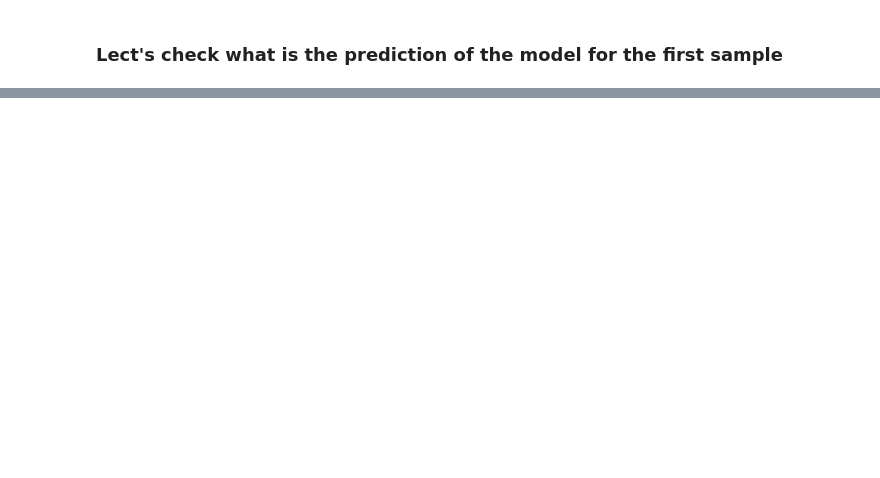
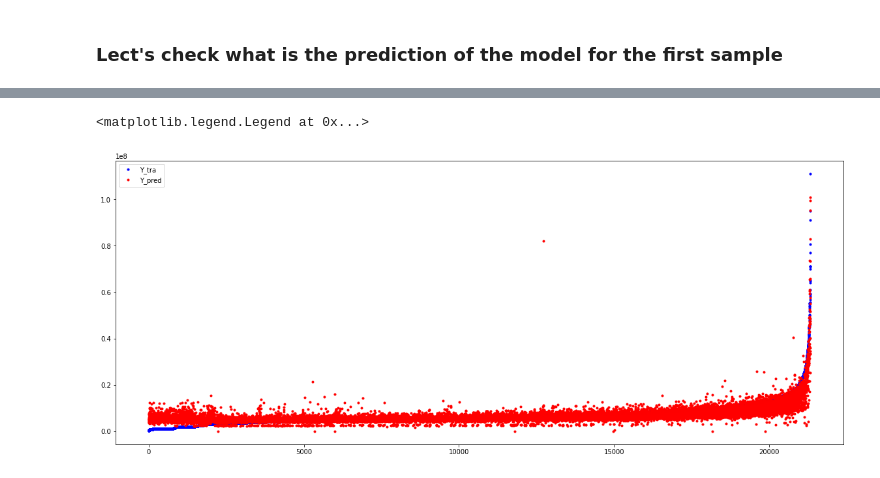
Before and after one commit to Majid-Sohrabi/MLDM_Competition_Sberbank, a Jupyter notebook: Sberbank_Russian_Housing_Market.ipynb, the cells around one changed output, grey strips where cells are left out. Cells and saved outputs as stored; diff of their text form; code cells hidden in the pictures; blank space fills up the shorter version.

```diff
--- a/Sberbank_Russian_Housing_Market.ipynb
+++ b/Sberbank_Russian_Housing_Market.ipynb
@@ -619,0 +709,9 @@ Predicted value = 1.2762175798416138
+# %%
+pred = pd.DataFrame(model.predict(X_tra))
+plt.figure(figsize=(20,8))
+plt.plot(Y_tra['price_doc'] * std,'b.')
+plt.plot(pred[0] * std,'r.')
+plt.legend(['Y_tra', 'Y_pred'])
+# %% [output]
+<matplotlib.legend.Legend at 0x...>
+[figure, added]
```
Also changed, not shown: parts of 83 cells of this notebook.
